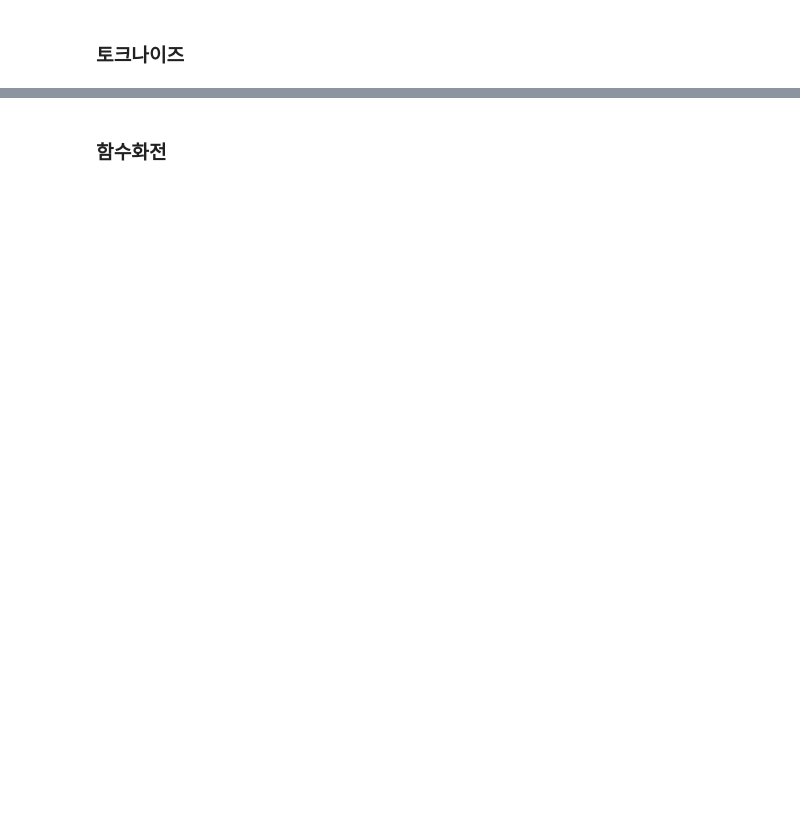
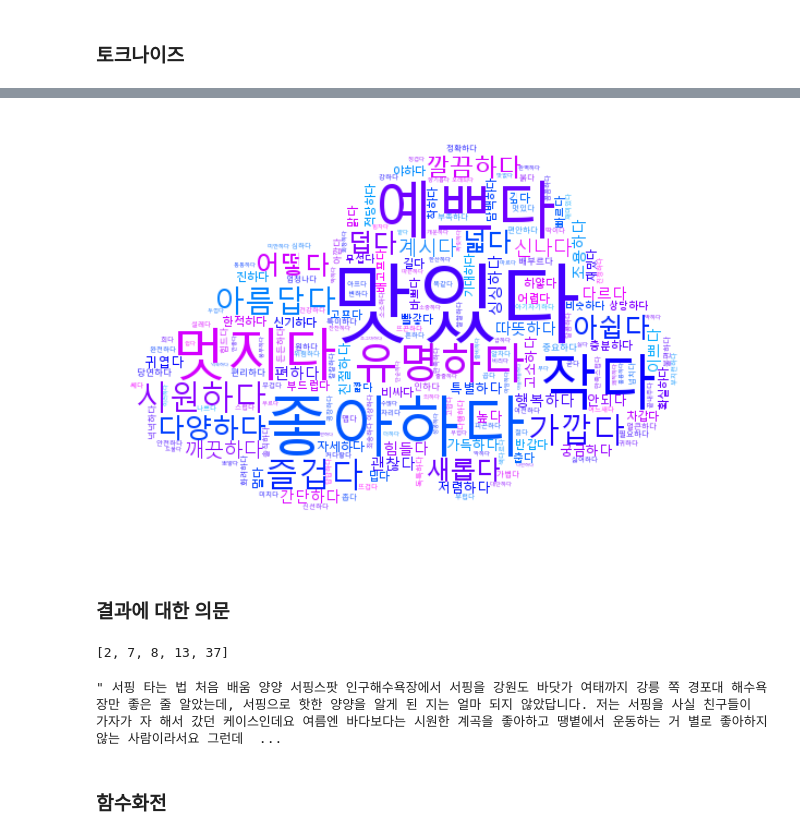
Before and after one commit to starlidust/blogcrawling, a Jupyter notebook: New 함수(no API).ipynb, the cells around one changed output, grey strips where cells are left out. Drawn from its saved outputs; the diff is of its cells as text; code cells hidden in the pictures; blank space fills up the shorter version.

```diff
--- a/New 함수(no API).ipynb
+++ b/New 함수(no API).ipynb
@@ -308,0 +380,40 @@ plt.show()
+# %%
+#워드클라우드
+
+#마스킹 준비
+from PIL import Image
+import numpy as np
+import wordcloud
+import random
+
+img_path = "vector-cloud-png.png"
+img = Image.open(img_path).convert('RGBA')
+mask = Image.new("RGB", img.size, (255,255,255))
+mask.paste(img, img)
+mask = np.array(mask)
+
+text= ' '.join(all_va_flatten)
+
+wordc = wordcloud.WordCloud(background_color = 'White', max_words= 200,
+                           font_path = 'C:/Windows/Fonts/malgun.ttf',
+                           relative_scaling = 0.5,
+                           stopwords= sw,
+                           collocations = False,
+                        mask = mask)
+wordc.generate(text)
+
+def grey_color(word, font_size, position, orientation, random_state=None, **kwargs):
+    return 'hsl(%d,100%%,50%%)' % random.randint(200,300) #색상 채도 밝기
+wordc.recolor(color_func = grey_color, random_state =3)
+
+#그리기
+plt.figure(figsize = (10,10))
+plt.axis('off')
+plt.imshow(wordc, interpolation = 'bilinear')
+#저장
+plt.savefig("./output/"+str(today)+"_"+keyword+"_"+str(real_length)+'_워드클라우드'+'.png')
+plt.show()
+# %% [output]
+[figure, added]
+# %% [markdown]
+### 결과에 대한 의문
@@ -308,0 +425,8 @@ plt.show()
+# %%
+word_check_ls[:5]
+# %% [output]
+[2, 7, 8, 13, 37]
+# %%
+crawling_df['full_text'][7][0]
+# %% [output]
+" 서핑 타는 법 처음 배움 양양 서핑스팟 인구해수욕장에서 서핑을 강원도 바닷가 여태까지 강릉 쪽 경포대 해수욕장만 좋은 줄 알았는데, 서핑으로 핫한 양양을 알게 된 지는 얼마 되지 않았답니다. 저는 서핑을 사실 친구들이 가자가 자 해서 갔던 케이스인데요 여름엔 바다보다는 시원한 계곡을 좋아하고 땡볕에서 운동하는 거 별로 좋아하지 않는 사람이라서요 그런데  ...
```
Also changed, not shown: parts of 53 cells of this notebook, 23 other files.
